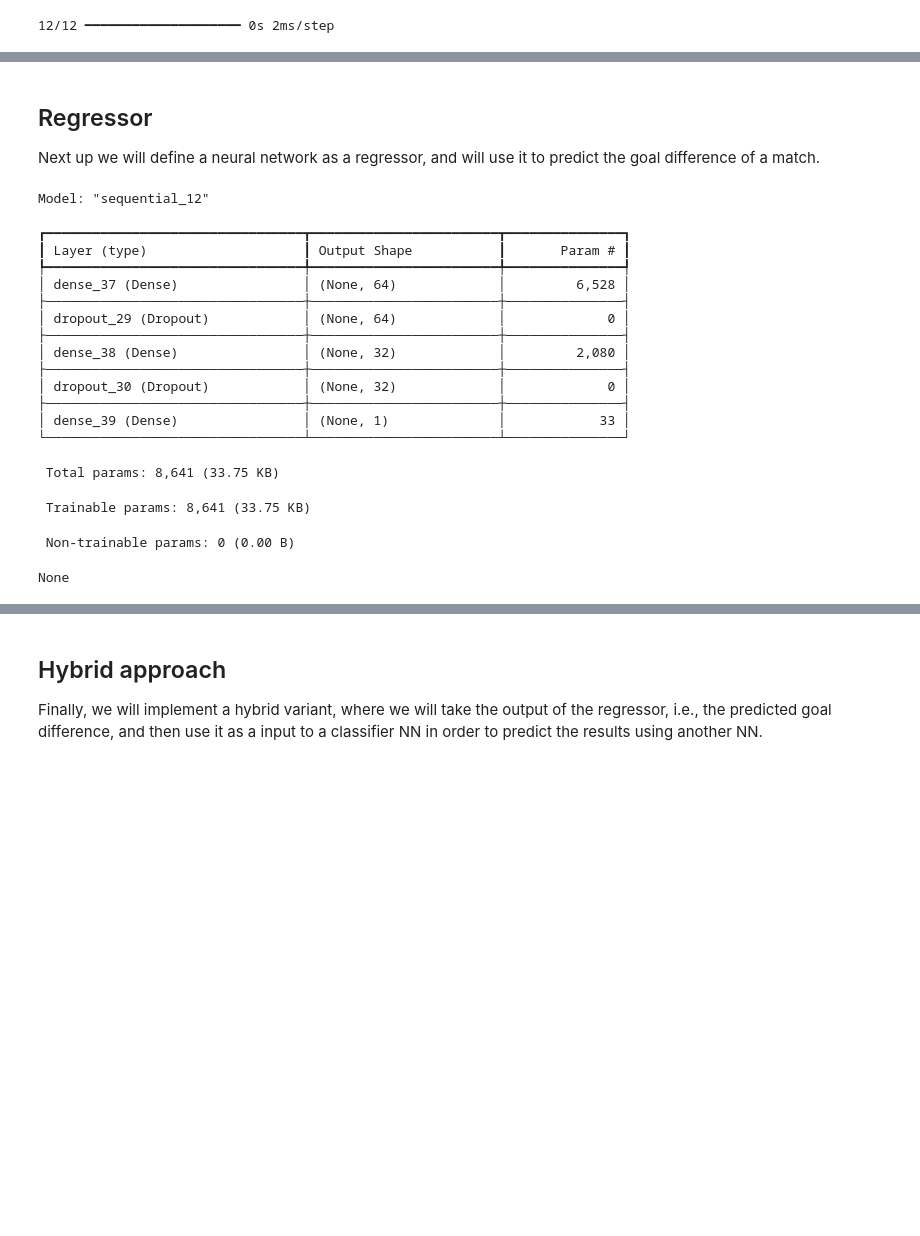
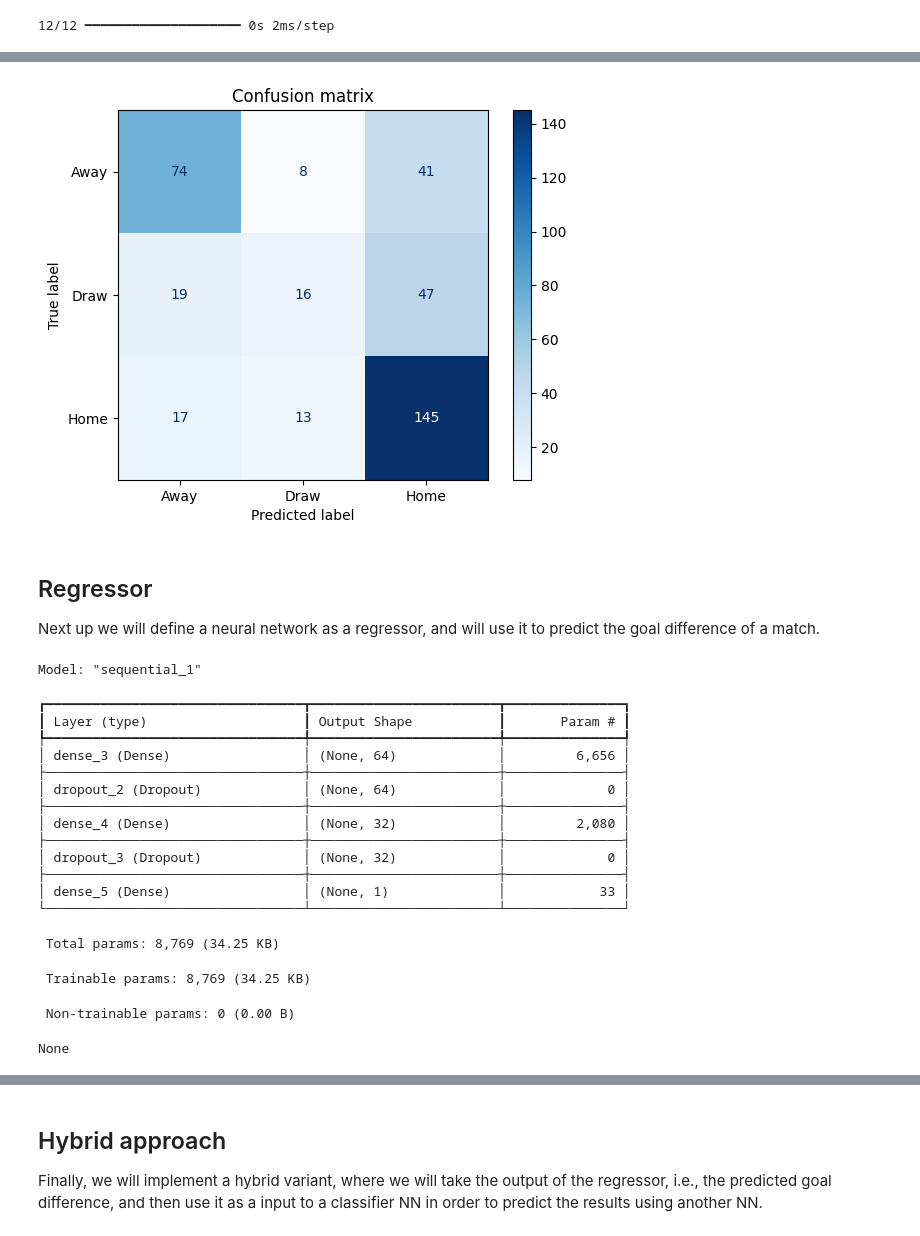
Before and after one commit to AndreasMarken/A3I-Unibo-Project, a Jupyter notebook: notebook/8. Neural Network.ipynb, the cells around one changed output, grey strips where cells are left out. Saved outputs shown, nothing was run; the diff lists cells and outputs as text; code cells hidden in the pictures; blank space fills up the shorter version.

Commit message:
fixed nn to predict gd

```diff
--- a/notebook/8. Neural Network.ipynb
+++ b/notebook/8. Neural Network.ipynb
@@ -37,19 +36,23 @@ df = data_aggregator.encode_result(df,
                         mapping={"H": 1, "D": 0, "A": -1},
                         result_column="FTR")
 df = data_aggregator.create_form_data(df, form_window=5)
+df = data_aggregator.create_gd_feature(df)
 df.drop(columns=["Div", "FTHG", "FTAG", "HTHG", "HTAG", "HTR", "Referee", "HS", "AS", "HST", "AST", "HF", "AF", "HC","AC","HY","AY","HR","AR"], inplace=True)
 df = data_aggregator.one_hot_encode_teams(df, "HomeTeam", "AwayTeam")
 # %%
 target = "FTR"
+GD_target = "GD"
 
 df_train = df[df["Date"] < "2023-07-01"]
 df_test = df[df["Date"] >= "2023-07-01"]
 df_test = df_test[df_test["Date"] < "2024-07-01"]
 
-X_train = df_train.drop(columns=[target, "Date", "FTR"])
+X_train = df_train.drop(columns=[target, "Date", "FTR", GD_target])
 y_train = df_train[target]
-X_test = df_test.drop(columns=[target, "Date", "FTR"])
+y_train_gd = df_train[GD_target]
+X_test = df_test.drop(columns=[target, "Date", "FTR", GD_target])
 y_test = df_test[target]
+y_test_gd = df_test[GD_target]
 # %%
 scaler = StandardScaler()
 
@@ -62,7 +65,8 @@ First of all, we start by creating a neural network that will act as a classifie
 # %%
 def create_classifier(input_dim):
     model = Sequential([
-        Dense(64, activation='relu', input_dim=input_dim),
+        Input(shape=(input_dim,)),
+        Dense(64, activation='relu'),
         Dropout(0.2),
         Dense(32, activation='relu'),
         Dropout(0.2),
@@ -137,3 +153,8 @@ With this model, the expected return on value would be 7791.50€
+# %%
+cm = confusion_matrix(y_test, mapped_predictions_cls)
+plot_confusion_matrix(cm, ["Away", "Draw", "Home"])
+# %% [output]
+[figure, added]
 # %% [markdown]
 ## Regressor
 Next up we will define a neural network as a regressor, and will use it to predict the goal difference of a match.
@@ -153,22 +174,22 @@ def create_regressor(input_dim):
 regressor = create_regressor(input_dim)
 print(regressor.summary())
 # %% [output]
-Model: "sequential_12"
+Model: "sequential_1"
 ┏━━━━━━━━━━━━━━━━━━━━━━━━━━━━━━━━━┳━━━━━━━━━━━━━━━━━━━━━━━━┳━━━━━━━━━━━━━━━┓
 ┃ Layer (type)                    ┃ Output Shape           ┃       Param # ┃
 ┡━━━━━━━━━━━━━━━━━━━━━━━━━━━━━━━━━╇━━━━━━━━━━━━━━━━━━━━━━━━╇━━━━━━━━━━━━━━━┩
-│ dense_37 (Dense)                │ (None, 64)             │         6,528 │
+│ dense_3 (Dense)                 │ (None, 64)             │         6,656 │
 ├─────────────────────────────────┼────────────────────────┼───────────────┤
-│ dropout_29 (Dropout)            │ (None, 64)             │             0 │
+│ dropout_2 (Dropout)             │ (None, 64)             │             0 │
 ├─────────────────────────────────┼────────────────────────┼───────────────┤
-│ dense_38 (Dense)                │ (None, 32)             │         2,080 │
+│ dense_4 (Dense)                 │ (None, 32)             │         2,080 │
 ├─────────────────────────────────┼────────────────────────┼───────────────┤
-│ dropout_30 (Dropout)            │ (None, 32)             │             0 │
+│ dropout_3 (Dropout)             │ (None, 32)             │             0 │
 ├─────────────────────────────────┼────────────────────────┼───────────────┤
-│ dense_39 (Dense)                │ (None, 1)              │            33 │
+│ dense_5 (Dense)                 │ (None, 1)              │            33 │
 └─────────────────────────────────┴────────────────────────┴───────────────┘
- Total params: 8,641 (33.75 KB)
+ Total params: 8,769 (34.25 KB)
- Trainable params: 8,641 (33.75 KB)
+ Trainable params: 8,769 (34.25 KB)
  Non-trainable params: 0 (0.00 B)
 None
 # %%
```
Also changed, not shown: parts of 16 cells of this notebook, 1 other file.
